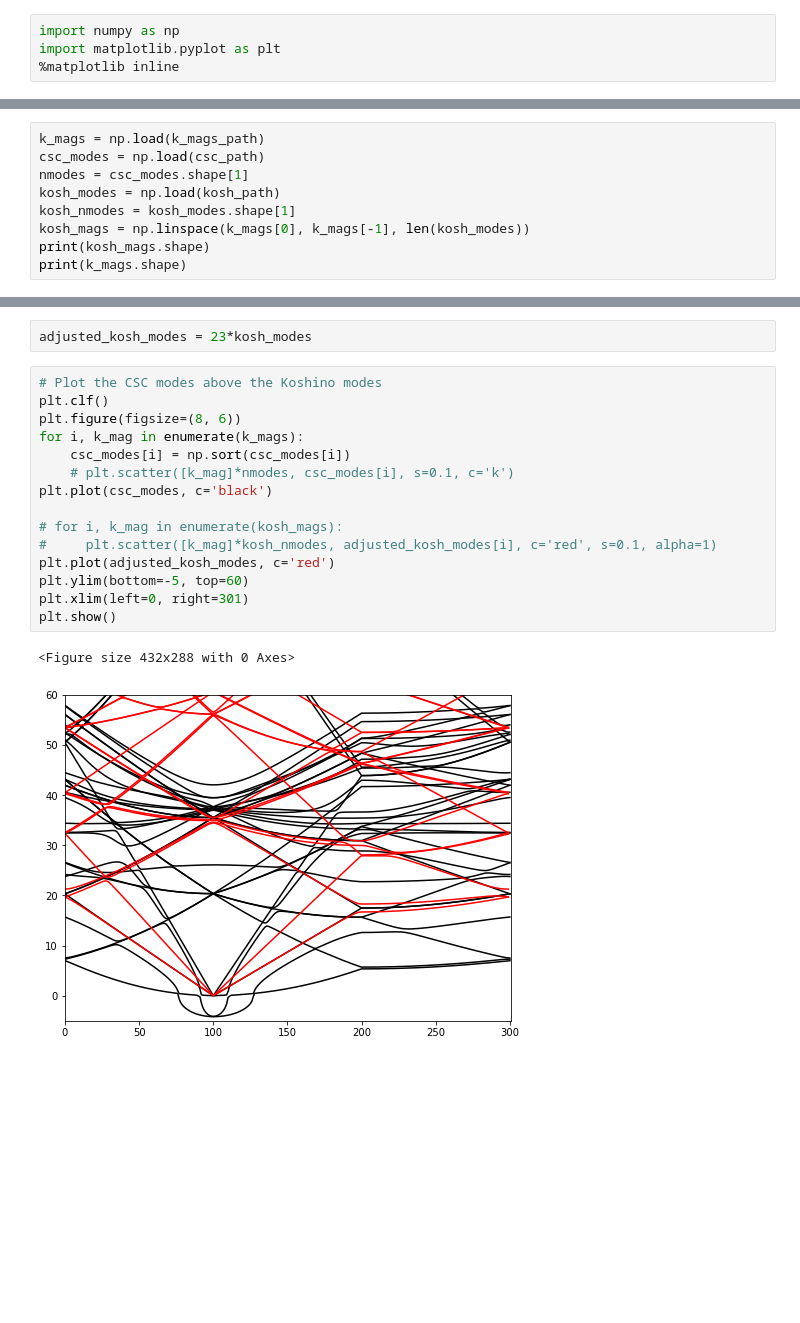
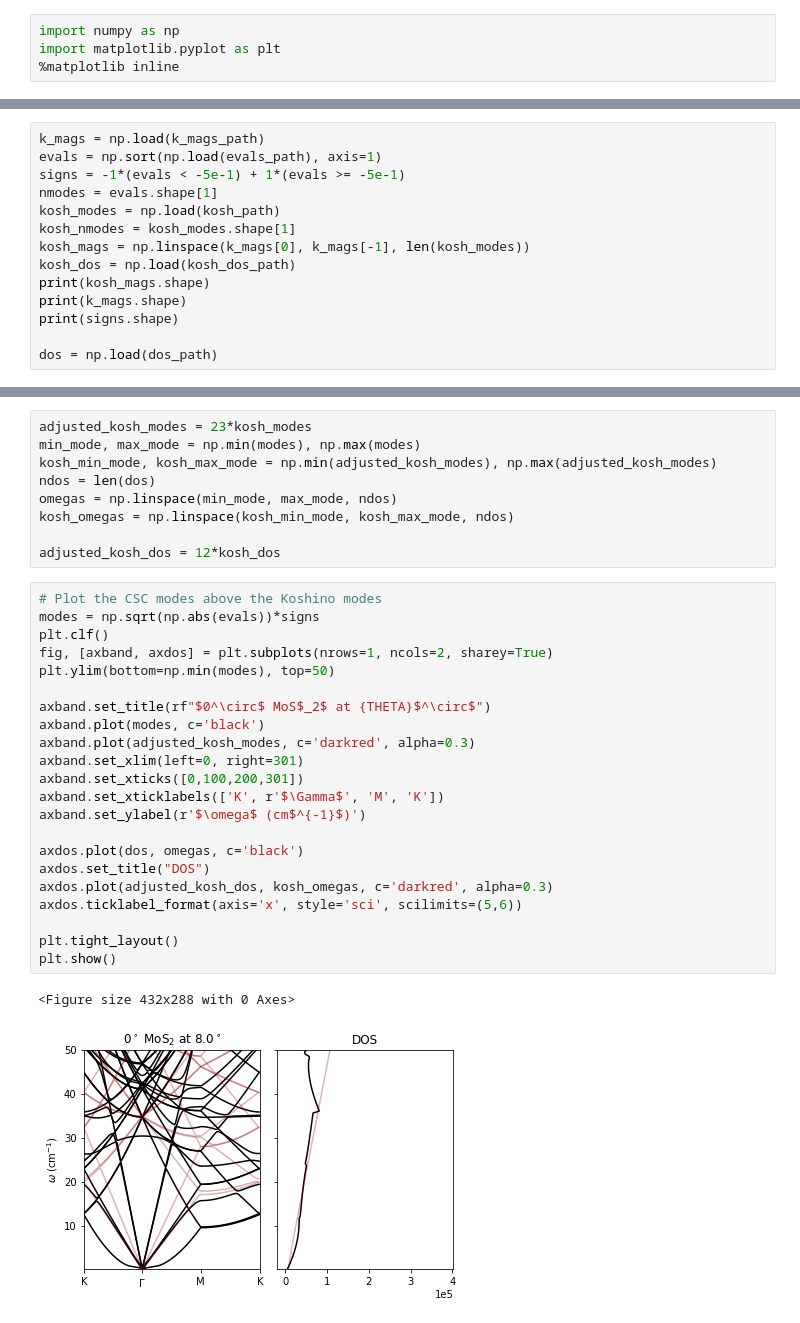
Before and after one commit to jz-lu/ml-ph, a Jupyter notebook: figure_makers/overlay.ipynb, the cells around one changed output, grey strips where cells are left out. Cells and saved outputs as stored; diff of their text form; blank space fills up the shorter version.

Commit message:
koshino compare

```diff
--- a/figure_makers/overlay.ipynb
+++ b/figure_makers/overlay.ipynb
@@ -11,12 +20,17 @@ kosh_path = '/Users/jonathanlu/Documents/tmos2_2/band_koshino_6.0.npz'
 # %%
 k_mags = np.load(k_mags_path)
-csc_modes = np.load(csc_path)
-nmodes = csc_modes.shape[1]
+evals = np.sort(np.load(evals_path), axis=1)
+signs = -1*(evals < -5e-1) + 1*(evals >= -5e-1)
+nmodes = evals.shape[1]
 kosh_modes = np.load(kosh_path)
 kosh_nmodes = kosh_modes.shape[1]
 kosh_mags = np.linspace(k_mags[0], k_mags[-1], len(kosh_modes))
+kosh_dos = np.load(kosh_dos_path)
 print(kosh_mags.shape)
 print(k_mags.shape)
+print(signs.shape)
+
+dos = np.load(dos_path)
 # %% [output]
 (300,)
 (301,)
@@ -23,20 +38,34 @@ print(k_mags.shape)
-# %%
-adjusted_kosh_modes = 23*kosh_modes
-# %%
-# Plot the CSC modes above the Koshino modes
-plt.clf()
-plt.figure(figsize=(8, 6))
-for i, k_mag in enumerate(k_mags):
-    csc_modes[i] = np.sort(csc_modes[i])
-    # plt.scatter([k_mag]*nmodes, csc_modes[i], s=0.1, c='k')
-plt.plot(csc_modes, c='black')
-
-# for i, k_mag in enumerate(kosh_mags):
-#     plt.scatter([k_mag]*kosh_nmodes, adjusted_kosh_modes[i], c='red', s=0.1, alpha=1)
-plt.plot(adjusted_kosh_modes, c='red')
-plt.ylim(bottom=-5, top=60)
-plt.xlim(left=0, right=301)
-plt.show()
-# %% [output]
-<Figure size 432x288 with 0 Axes>
-[figure, removed]
+# %%
+adjusted_kosh_modes = 23*kosh_modes
+min_mode, max_mode = np.min(modes), np.max(modes)
+kosh_min_mode, kosh_max_mode = np.min(adjusted_kosh_modes), np.max(adjusted_kosh_modes)
+ndos = len(dos)
+omegas = np.linspace(min_mode, max_mode, ndos)
+kosh_omegas = np.linspace(kosh_min_mode, kosh_max_mode, ndos)
+
+adjusted_kosh_dos = 12*kosh_dos
+# %%
+# Plot the CSC modes above the Koshino modes
+modes = np.sqrt(np.abs(evals))*signs
+plt.clf()
+fig, [axband, axdos] = plt.subplots(nrows=1, ncols=2, sharey=True)
+plt.ylim(bottom=np.min(modes), top=50)
+
+axband.set_title(rf"$0^\circ$ MoS$_2$ at {THETA}$^\circ$")
+axband.plot(modes, c='black')
+axband.plot(adjusted_kosh_modes, c='darkred', alpha=0.3)
+axband.set_xlim(left=0, right=301)
+axband.set_xticks([0,100,200,301])
+axband.set_xticklabels(['K', r'$\Gamma$', 'M', 'K'])
+axband.set_ylabel(r'$\omega$ (cm$^{-1}$)')
+
+axdos.plot(dos, omegas, c='black')
+axdos.set_title("DOS")
+axdos.plot(adjusted_kosh_dos, kosh_omegas, c='darkred', alpha=0.3)
+axdos.ticklabel_format(axis='x', style='sci', scilimits=(5,6))
+
+plt.tight_layout()
+plt.show()
+# %% [output]
+<Figure size 432x288 with 0 Axes>
+[figure, added]
```
Also changed, not shown: parts of 4 cells of this notebook, 3 other files.
